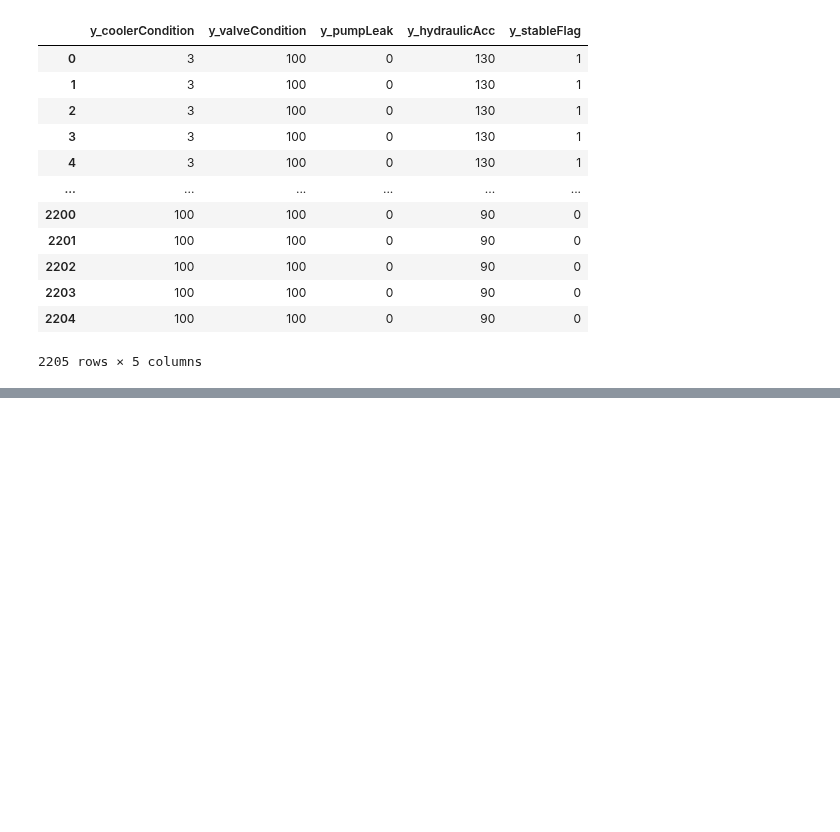
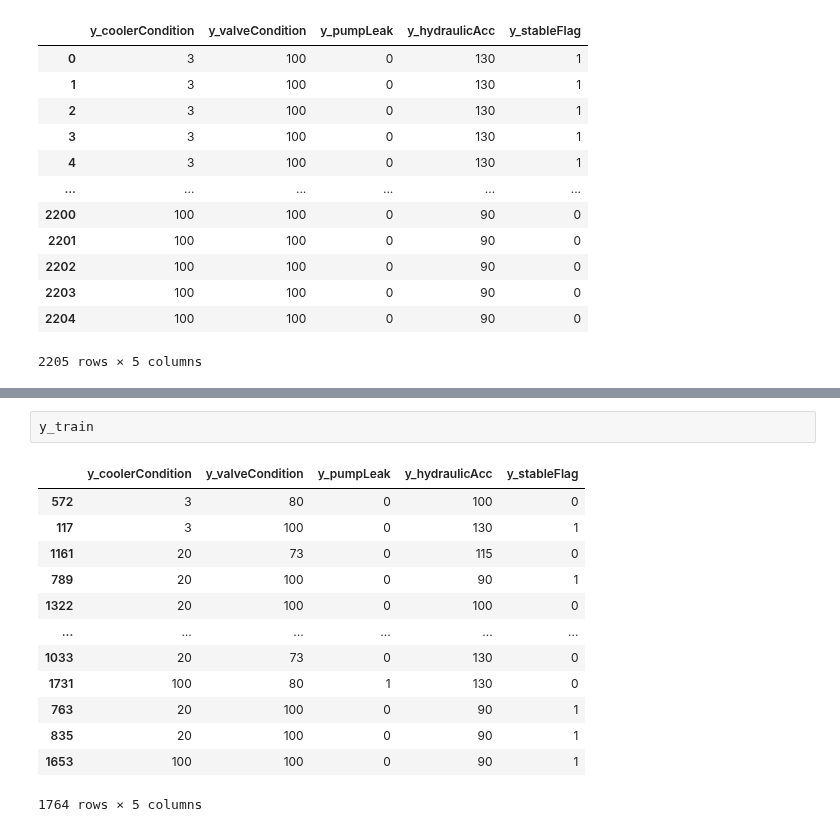
Before and after one commit to ajaykofficial/Machine-Learning, a Jupyter notebook: Condition Monitoring of Hydraulic System/RandomForest.ipynb, the cells around one changed output, grey strips where cells are left out. Saved outputs shown, nothing was run; the diff lists cells and outputs as text; blank space fills up the shorter version.

```diff
--- a/Condition Monitoring of Hydraulic System/RandomForest.ipynb
+++ b/Condition Monitoring of Hydraulic System/RandomForest.ipynb
@@ -91,0 +112,16 @@ y
+# %%
+y_train
+# %% [output]
+|  | y_coolerCondition | y_valveCondition | y_pumpLeak | y_hydraulicAcc | y_stableFlag |
+| 572 | 3 | 80 | 0 | 100 | 0 |
+| 117 | 3 | 100 | 0 | 130 | 1 |
+| 1161 | 20 | 73 | 0 | 115 | 0 |
+| 789 | 20 | 100 | 0 | 90 | 1 |
+| 1322 | 20 | 100 | 0 | 100 | 0 |
+| ... | ... | ... | ... | ... | ... |
+| 1033 | 20 | 73 | 0 | 130 | 0 |
+| 1731 | 100 | 80 | 1 | 130 | 0 |
+| 763 | 20 | 100 | 0 | 90 | 1 |
+| 835 | 20 | 100 | 0 | 90 | 1 |
+| 1653 | 100 | 100 | 0 | 90 | 1 |
+1764 rows × 5 columns
```
Also changed, not shown: parts of 5 cells of this notebook.
